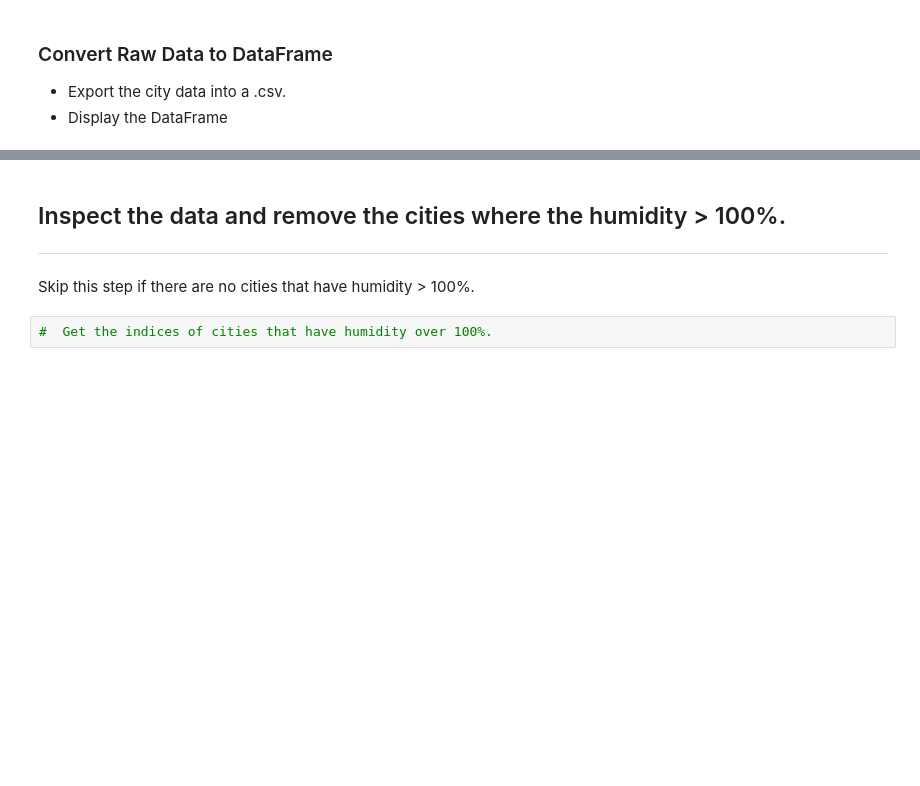
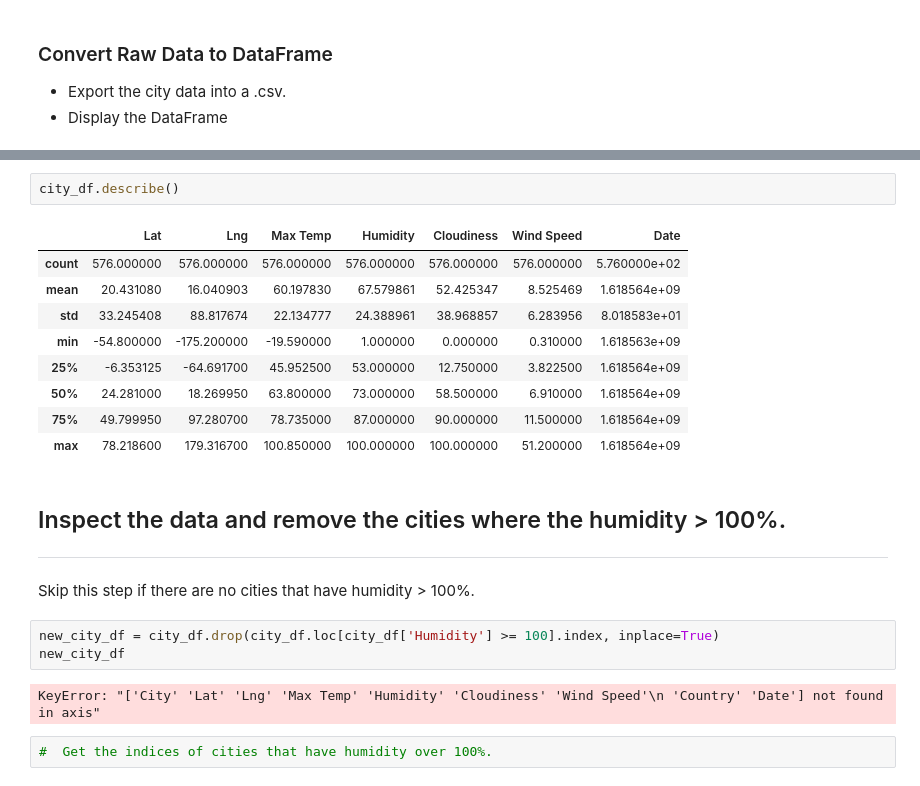
Before and after one commit to cchitec/Equator-Effects, a Jupyter notebook: WeatherPy/WeatherPy.ipynb, the cells around one changed output, grey strips where cells are left out. Cells and saved outputs as stored; diff of their text form; blank space fills up the shorter version.

```diff
--- a/WeatherPy/WeatherPy.ipynb
+++ b/WeatherPy/WeatherPy.ipynb
@@ -174,7 +174,24 @@ city_df.to_csv(index=False)
+# %%
+city_df.describe()
+# %% [output]
+|  | Lat | Lng | Max Temp | Humidity | Cloudiness | Wind Speed | Date |
+| count | 576.000000 | 576.000000 | 576.000000 | 576.000000 | 576.000000 | 576.000000 | 5.760000e+02 |
+| mean | 20.431080 | 16.040903 | 60.197830 | 67.579861 | 52.425347 | 8.525469 | 1.618564e+09 |
+| std | 33.245408 | 88.817674 | 22.134777 | 24.388961 | 38.968857 | 6.283956 | 8.018583e+01 |
+| min | -54.800000 | -175.200000 | -19.590000 | 1.000000 | 0.000000 | 0.310000 | 1.618563e+09 |
+| 25% | -6.353125 | -64.691700 | 45.952500 | 53.000000 | 12.750000 | 3.822500 | 1.618564e+09 |
+| 50% | 24.281000 | 18.269950 | 63.800000 | 73.000000 | 58.500000 | 6.910000 | 1.618564e+09 |
+| 75% | 49.799950 | 97.280700 | 78.735000 | 87.000000 | 90.000000 | 11.500000 | 1.618564e+09 |
+| max | 78.218600 | 179.316700 | 100.850000 | 100.000000 | 100.000000 | 51.200000 | 1.618564e+09 |
 # %% [markdown]
 ## Inspect the data and remove the cities where the humidity > 100%.
 ----
 Skip this step if there are no cities that have humidity > 100%.
+# %%
+new_city_df = city_df.drop(city_df.loc[city_df['Humidity'] >= 100].index, inplace=True)
+new_city_df
+# %% [output]
+KeyError: "['City' 'Lat' 'Lng' 'Max Temp' 'Humidity' 'Cloudiness' 'Wind Speed'\n 'Country' 'Date'] not found in axis"
 # %%
 #  Get the indices of cities that have humidity over 100%.
 # %%
```
Also changed, not shown: parts of 4 cells of this notebook.
